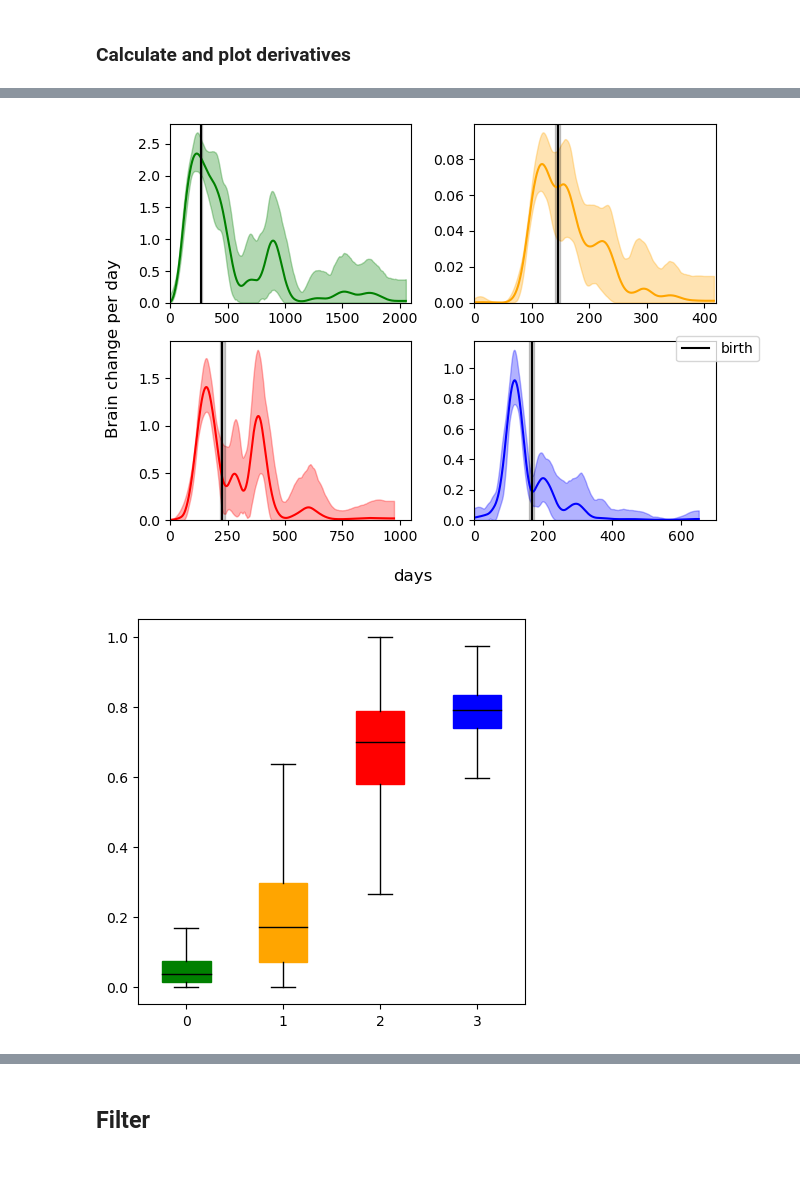
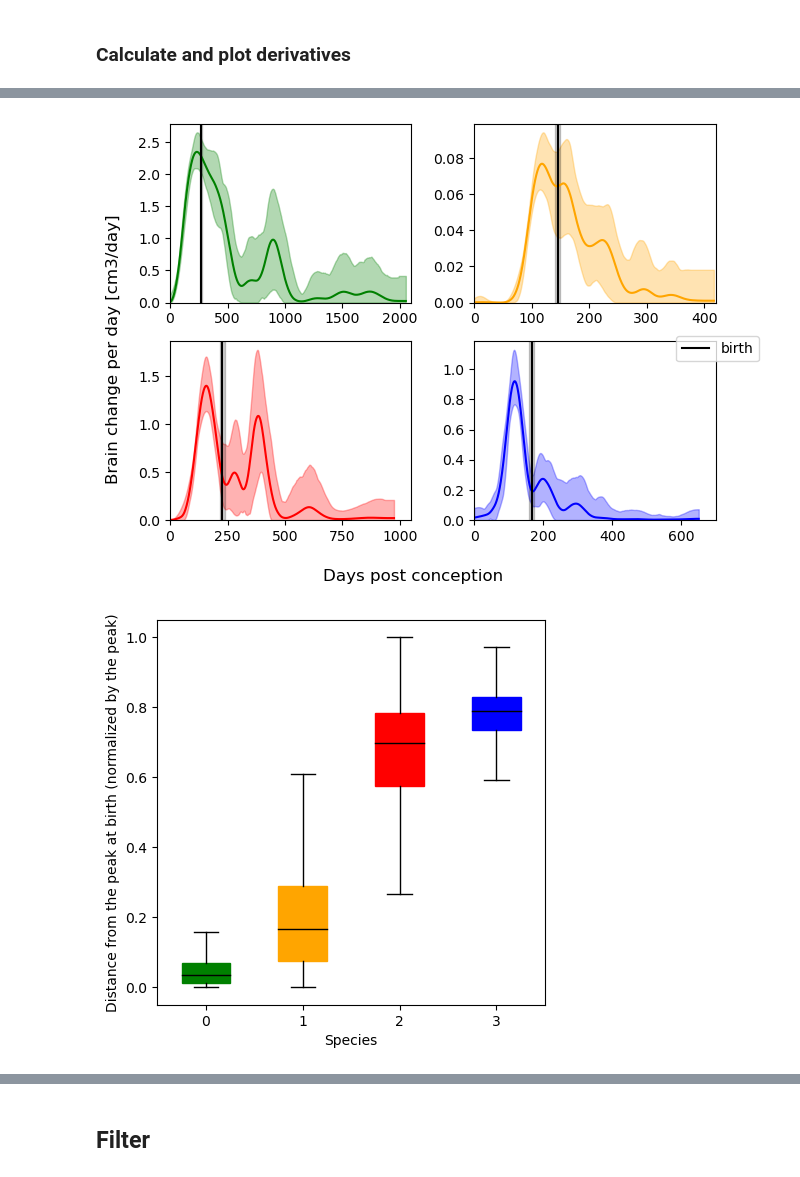
Before and after one commit to biagzi/altricial_brain_vocal_learning, a Jupyter notebook: code/Bootstrap_absolute_values.ipynb, the cells around one changed output, grey strips where cells are left out. Cells and saved outputs as stored; diff of their text form; code cells hidden in the pictures.

Commit message:
update: all plots, analysis, code after review

```diff
--- a/code/Bootstrap_absolute_values.ipynb
+++ b/code/Bootstrap_absolute_values.ipynb
@@ -281,12 +275,12 @@ for row in ax:
 
         all_curves = sensitivity_df_species["values"].tolist()
         average_curve = np.mean(np.array(all_curves), axis=0)
-        min_curve = np.min(np.array(all_curves), axis=0)
-        max_curve = np.max(np.array(all_curves), axis=0)
+        low_95Percentil = gaussian_filter1d(np.percentile(np.array(all_curves),q = 2.5, axis=0), sigma = 1)
+        max_95Percentil = gaussian_filter1d(np.percentile(np.array(all_curves),q = 97.5, axis=0), sigma = 1)
 
 
         col.plot(x_each_species[species], average_curve, '-', color = species_color[species],alpha = 1)
-        col.fill_between(x_each_species[species], min_curve,max_curve, color=species_color[species], alpha=0.3)
+        col.fill_between(x_each_species[species], low_95Percentil,max_95Percentil, color=species_color[species], alpha=0.3)
 
         col.axvline(x = gestation_periods_plot[species], color = "black",linestyle = '-',label="birth" if i == 0 else "")
         col.axvspan(gestation_periods[species] - gestation_periods_sd[species], gestation_periods[species] + gestation_periods_sd[species], alpha=0.2, color='black')
@@ -297,10 +291,10 @@ for row in ax:
         i += 1
 
 
-fig.supxlabel('Weeks post conception')
+fig.supxlabel('Days post conception')
 fig.supylabel('Brain volume')
 fig.legend(loc='center left', bbox_to_anchor=(1, 0.5))
-#fig.savefig("{0}/figs/S3.pdf".format(PYTHON_PATH),dpi = 300)
+fig.savefig("{0}/figs/SuppM_growth_fits_no_filtering_avg_95.pdf".format(PYTHON_PATH),dpi = 300)
 plt.tight_layout()
 plt.show()
 # %% [output]
@@ -344,25 +338,29 @@ for row in ax:
 
         i += 1
 
-fig.supxlabel('days')
-fig.supylabel('Brain change per day')
+fig.supxlabel('Days post conception')
+fig.supylabel('Brain change per day [cm3/day]')
 fig.legend(loc='center left', bbox_to_anchor=(0.9, 0.5))
+fig.savefig("{0}/figs/SuppM_derivatives_no_filtering_avg_95.pdf".format(PYTHON_PATH),dpi = 300)
 fig.tight_layout()
 plt.show()
 # %% [output]
-[figure, old version]
+[figure, new version]
 # %%
 fig, ax = plt.subplots(figsize = (5,5))
 for species in species_list:
     derivatives_dataset_species = derivatives_dataset[(derivatives_dataset.Species == species)]
     all_distances_from_the_peak = []
     for each_derivative in derivatives_dataset_species["derivatives_peak_at_birth"].values[0]:
         all_distances_from_the_peak.extend(each_derivative)
 
     #plot as boxplots, each species in a different position in the x axis:
     ax.boxplot(x = all_distances_from_the_peak, positions= [species_list.index(species)], widths=0.5, showfliers=False,patch_artist=True, boxprops=dict(facecolor=species_color[species], color=species_color[species]), medianprops=dict(color="black"),whiskerprops=dict(color="black"))
+ax.set_xlabel("Species")
+ax.set_ylabel("Distance from the peak at birth (normalized by the peak)")
+fig.savefig("{0}/figs/SuppM_boxplots_no_filter.pdf".format(PYTHON_PATH),dpi = 300)
 # %% [output]
-[figure, old version]
+[figure, new version]
 # %%
 fig, ax = plt.subplots(nrows=2, ncols=2, figsize=(7,5))
 i = 0
```
Also changed, not shown: parts of 16 cells of this notebook, 50 other files.
